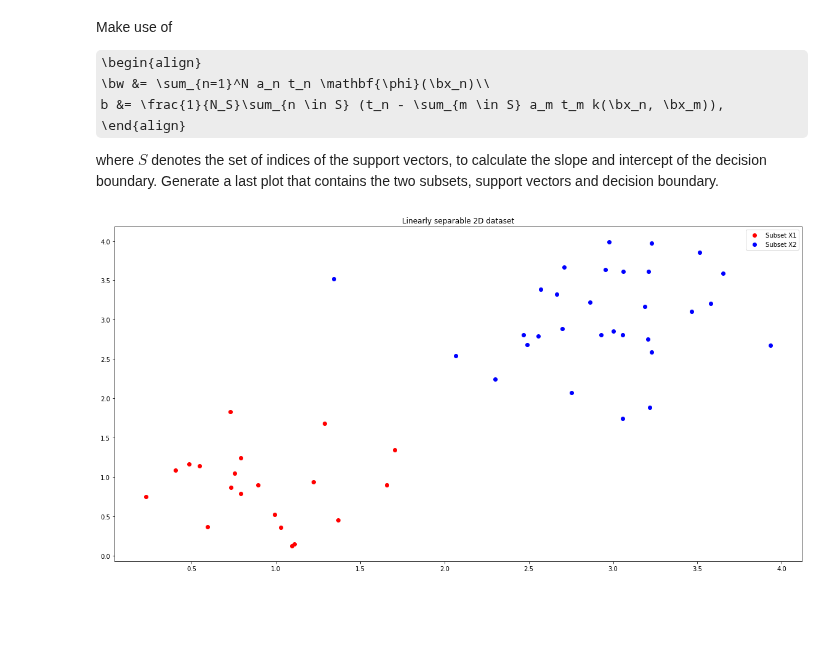
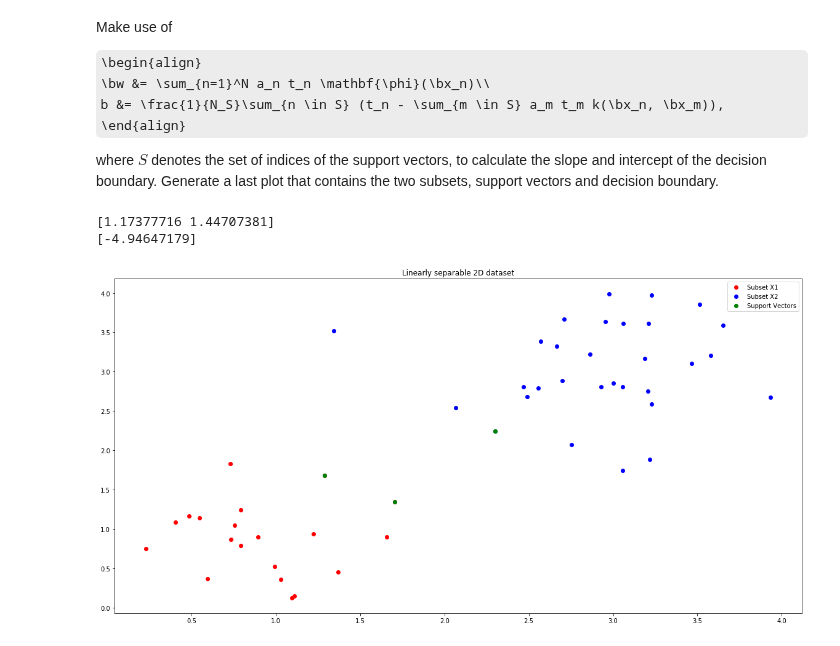
Before and after one commit to ML77777/ML1-18, a Jupyter notebook: Bobbie/lab3.ipynb, the cells around one changed output. Saved outputs shown, nothing was run; the diff lists cells and outputs as text; code cells hidden in the pictures; some formulas as TeX source; blank space fills up the shorter version.

```diff
--- a/Bobbie/lab3.ipynb
+++ b/Bobbie/lab3.ipynb
@@ -415,7 +415,7 @@ plt.show()
 b) (10 points) In the next step we will combine the two datasets X_1, X_2 and generate a vector `t` containing the labels. Write a function `create_X_and_t(X1, X2)` it should return the combined data set X and the corresponding target vector t.
 # %%
 def create_X_and_t(X1, X2):
-    t1 = np.zeros((X1.shape[0],1))
+    t1 = -1 * np.ones((X1.shape[0],1))
     t2 = np.ones((X2.shape[0],1))
 
     X = np.vstack((X1, X2))
@@ -621,17 +604,29 @@ b &= \frac{1}{N_S}\sum_{n \in S} (t_n - \sum_{m \in S} a_m t_m k(\bx_n, \bx_m)),
 
 where $S$ denotes the set of indices of the support vectors, to calculate the slope and intercept of the decision boundary. Generate a last plot that contains the two subsets, support vectors and decision boundary.
 # %%
-w = np.transpose(X.T * (a*t)).sum(axis=0)
-b =
+w = np.transpose(X.T * (a.squeeze() * t)).sum(axis=0)
 
-y = np.matmul(x)
+outersum = 0
+for i in sv:
+    innersum = 0
+    for j in sv:
+        innersum += a[j] * t[j] * np.matmul(np.transpose(X[i]), X[j])
+    outersum += t[i] - innersum
+
+b = 1/len(sv) * outersum
+
+print(w)
+print(b)
+#y = np.matmul(x)
 
 plt.plot(X1[:,0], X1[:,1], 'ro', label="Subset X1")
 plt.plot(X2[:,0], X2[:,1], 'bo', label="Subset X2")
-#plt.plot(, 'go', label="Support Vectors")
+plt.plot([X[i,0] for i in sv], [X[i,1] for i in sv], 'go', label="Support Vectors")
 plt.legend()
 plt.title("Linearly separable 2D dataset")
 
 plt.show()
 # %% [output]
+[1.17377716 1.44707381]
+[-4.94647179]
-[figure, old version]
+[figure, new version]
```
Also changed, not shown: parts of 2 cells of this notebook.
